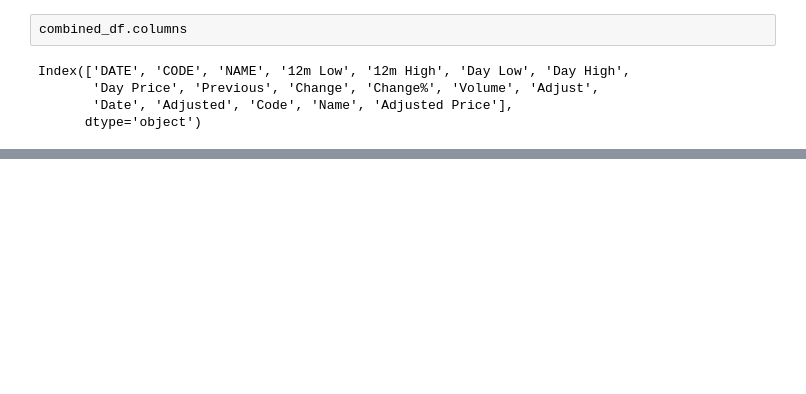
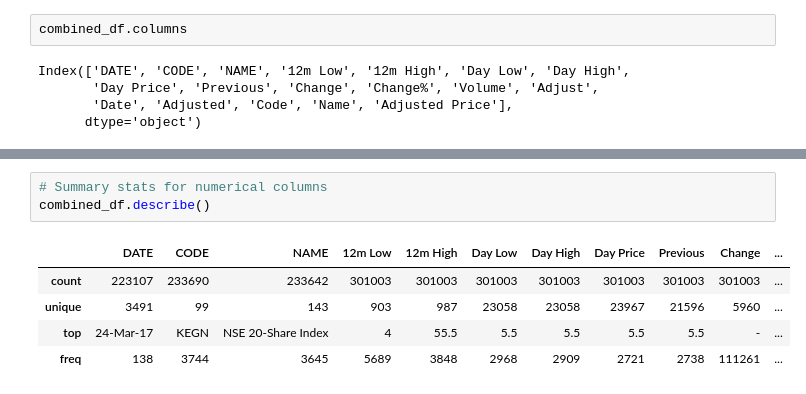
Before and after one commit to Assesa44/Stock-Market-Prediction, a Jupyter notebook: notebooks/business_understanding.ipynb, the cells around one changed output, grey strips where cells are left out. Cells and saved outputs as stored; diff of their text form; blank space fills up the shorter version.

```diff
--- a/notebooks/business_understanding.ipynb
+++ b/notebooks/business_understanding.ipynb
@@ -252,0 +284,9 @@ Index(['DATE', 'CODE', 'NAME', '12m Low', '12m High', 'Day Low', 'Day High',
+# %%
+# Summary stats for numerical columns
+combined_df.describe()
+# %% [output]
+|  | DATE | CODE | NAME | 12m Low | 12m High | Day Low | Day High | Day Price | Previous | Change | ... |
+| count | 223107 | 233690 | 233642 | 301003 | 301003 | 301003 | 301003 | 301003 | 301003 | 301003 | ... |
+| unique | 3491 | 99 | 143 | 903 | 987 | 23058 | 23058 | 23967 | 21596 | 5960 | ... |
+| top | 24-Mar-17 | KEGN | NSE 20-Share Index | 4 | 55.5 | 5.5 | 5.5 | 5.5 | 5.5 | - | ... |
+| freq | 138 | 3744 | 3645 | 5689 | 3848 | 2968 | 2909 | 2721 | 2738 | 111261 | ... |
```
Also changed, not shown: parts of 7 cells of this notebook.
